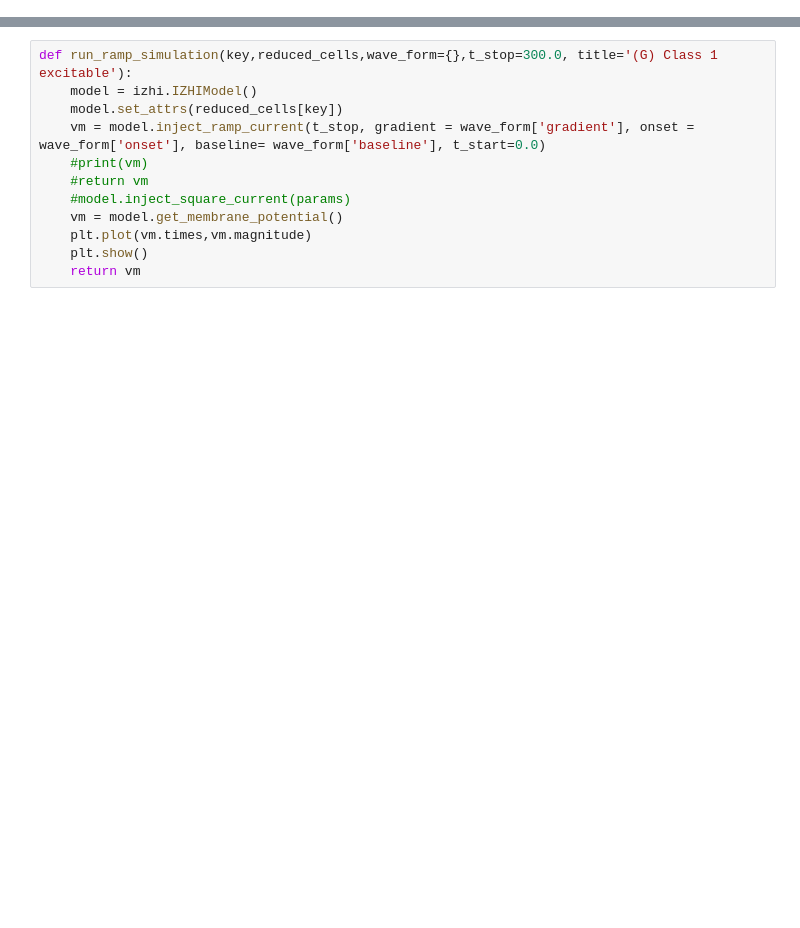
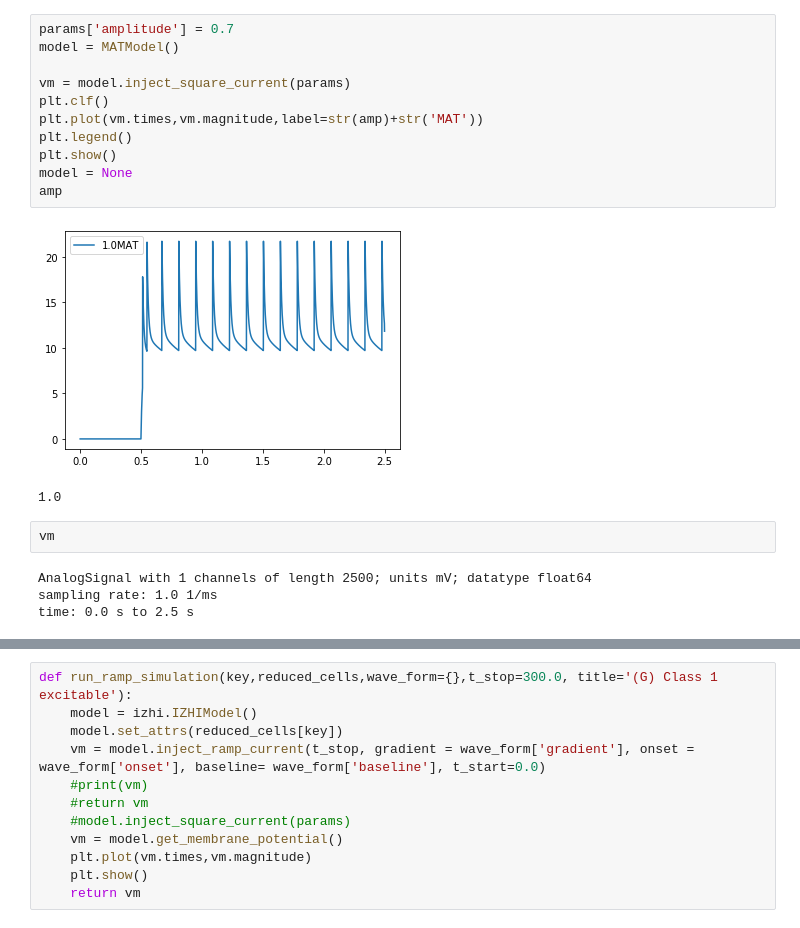
Before and after one commit to russelljjarvis/jit_hub, a Jupyter notebook: faster_izhikevich_model.ipynb, the cells around one changed output, grey strips where cells are left out. Drawn from its saved outputs; the diff is of its cells as text; blank space fills up the shorter version.

```diff
--- a/faster_izhikevich_model.ipynb
+++ b/faster_izhikevich_model.ipynb
@@ -44,0 +134,20 @@ params['duration'] = DURATION
+# %%
+params['amplitude'] = 0.7
+model = MATModel()
+
+vm = model.inject_square_current(params)
+plt.clf()
+plt.plot(vm.times,vm.magnitude,label=str(amp)+str('MAT'))
+plt.legend()
+plt.show()
+model = None
+amp
+# %% [output]
+[figure, added]
+1.0
+# %%
+vm
+# %% [output]
+AnalogSignal with 1 channels of length 2500; units mV; datatype float64
+sampling rate: 1.0 1/ms
+time: 0.0 s to 2.5 s
```
Also changed, not shown: parts of 13 cells of this notebook, 6 other files.
